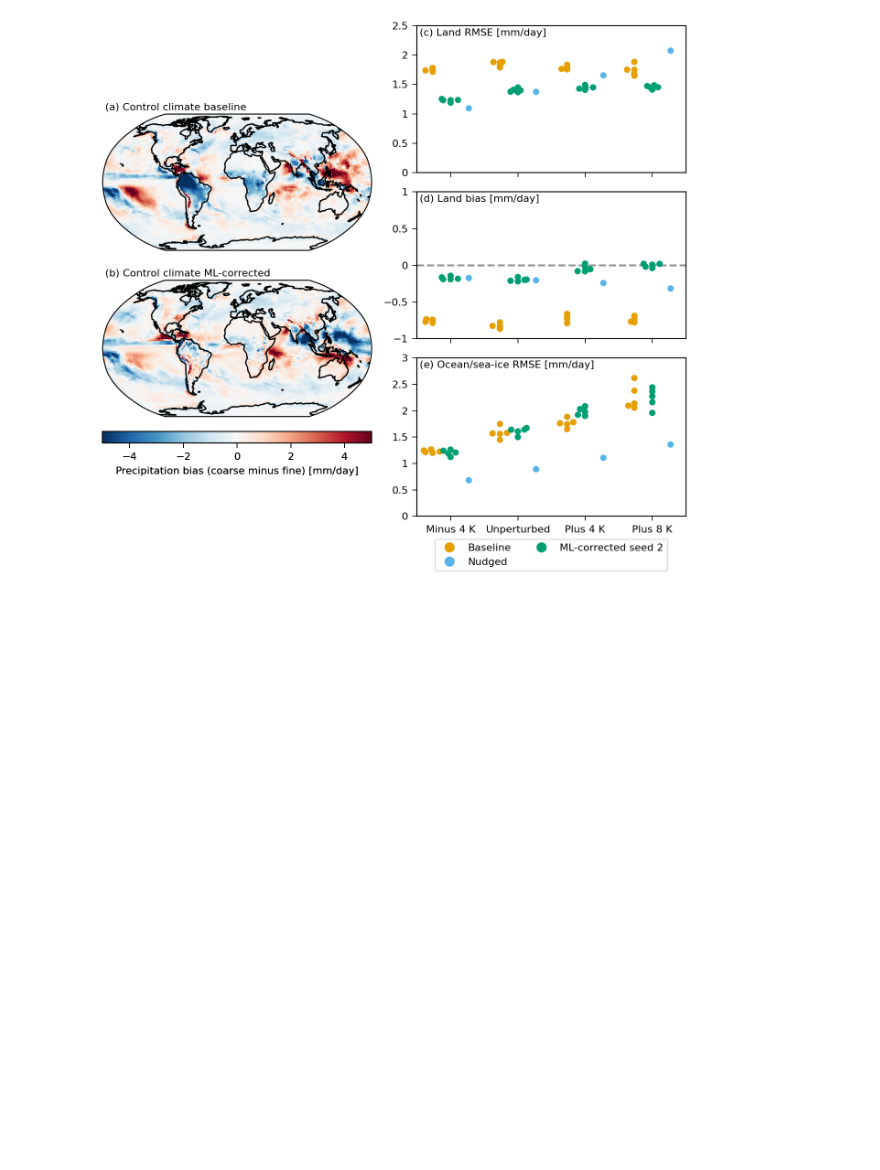
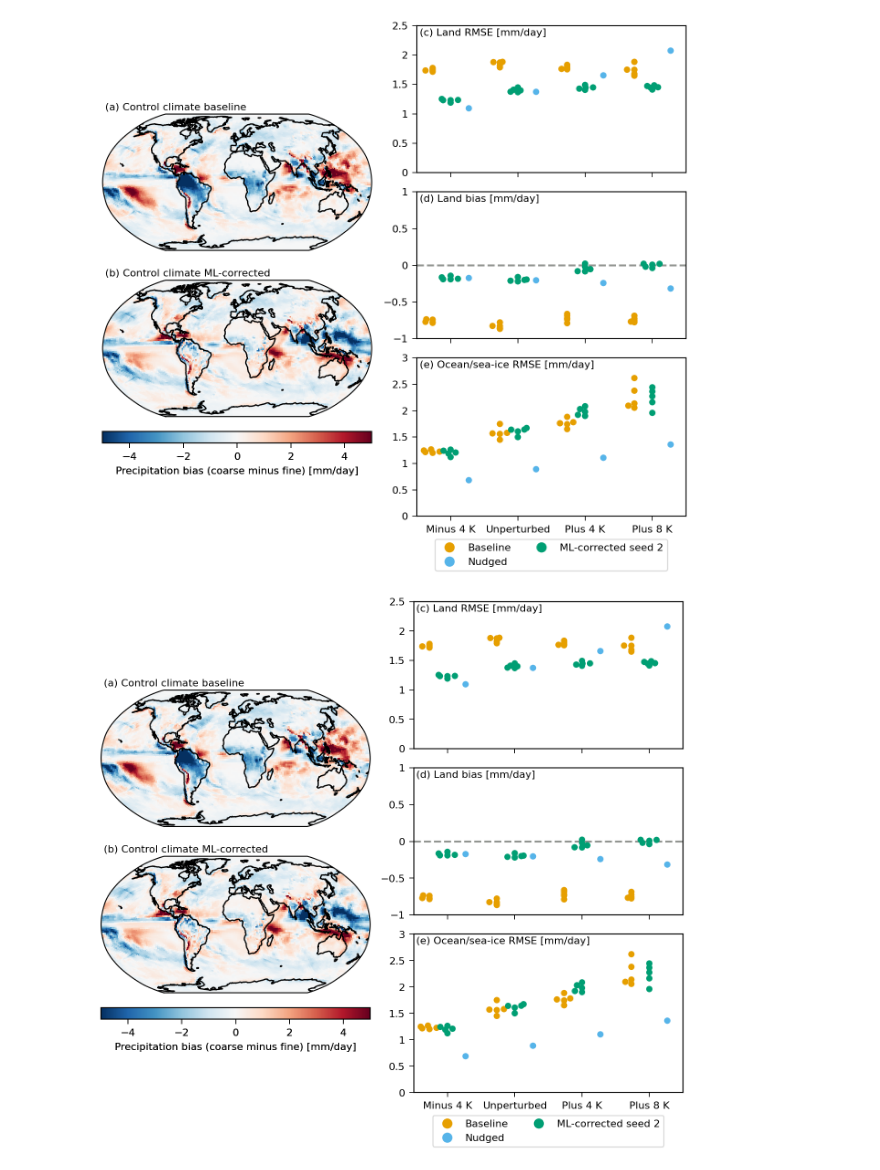
Before and after one commit to ai2cm/nudge-to-fine-25km-manuscript-workflow, a Jupyter notebook: notebooks/figure-08.ipynb, the cells around one changed output. Drawn from its saved outputs; the diff is of its cells as text; code cells hidden in the pictures; blank space fills up the shorter version.

Commit message:
Work in progress
- All post-processing and figures are included now
- All code to produce clipped/tapered ML-corrected runs is included, but
  makefile rules need to be tested

```diff
--- a/notebooks/figure-08.ipynb
+++ b/notebooks/figure-08.ipynb
@@ -109,3 +109,77 @@ fig.savefig("figures/figure-08.pdf")
 # %% [output]
 <matplotlib.colorbar.Colorbar at 0x...>
 [figure]
+# %%
+array = [
+    [0, 2],
+    [1, 2],
+    [1, 4],
+    [3, 4],
+    [3, 5],
+    [0, 5]
+]
+fig, axes = proplot.subplots(
+    array,
+    figwidth=6.5,
+    refaspect=1/0.618,
+    proj=["robin", None, "robin", None, None],
+    sharey="labels"
+)
+
+ax1, ax2, ax3, ax4, ax5 = axes
+
+p = plotting.plot_map(ax1, baseline_bias.sel(climate="Unperturbed"), VARIABLE, -5, 5, discrete=False)
+p = plotting.plot_map(ax3, ml_corrected_bias.sel(climate="Unperturbed"), VARIABLE, -5, 5, discrete=False)
+
+plotting.swarmplot_by_category(
+    ax2,
+    land_rmse,
+    VARIABLE,
+    PALETTE,
+    add_legend=False,
+    dodge=True,
+    x="climate"
+)
+ax2.set_ylim(0, 2.5)
+ax2.set_ylabel("")
+
+plotting.swarmplot_by_category(
+    ax4,
+    land_bias,
+    VARIABLE,
+    PALETTE,
+    add_legend=False,
+    dodge=True,
+    x="climate"
+)
+ax4.set_ylim(-1, 1)
+ax4.set_ylabel("")
+ax4.axhline(0.0, color="gray", ls="--")
+
+plotting.swarmplot_by_category(
+    ax5,
+    ocean_sea_ice_rmse,
+    VARIABLE,
+    PALETTE,
+    add_legend=True,
+    dodge=True,
+    x="climate",
+    legend_kwargs={"loc": "bottom", "ncol": 2}
+)
+ax5.set_ylim(0, 3)
+ax5.set_ylabel("")
+
+for ax in axes:
+    ax.set_xlabel("")
+
+ax1.annotate("(a) Control climate baseline", xy=(0, 1.1), xytext=(2, -2), va='top', xycoords='axes fraction', textcoords='offset points')
+ax3.annotate("(b) Control climate ML-corrected", xy=(0, 1.1), xytext=(2, -2), va='top', xycoords='axes fraction', textcoords='offset points')
+ax2.annotate("(c) Land RMSE [mm/day]", xy=(0, 1), xytext=(2, -2), va='top', xycoords='axes fraction', textcoords='offset points')
+ax4.annotate("(d) Land bias [mm/day]", xy=(0, 1), xytext=(2, -2), va='top', xycoords='axes fraction', textcoords='offset points')
+ax5.annotate("(e) Ocean/sea-ice RMSE [mm/day]", xy=(0, 1), xytext=(2, -2), va='top', xycoords='axes fraction', textcoords='offset points')
+
+ax3.colorbar(p, loc="bottom", width=0.125, label="Precipitation bias (coarse minus fine) [mm/day]")
+fig.savefig("figures/figure-08.png", dpi=200)
+fig.savefig("figures/figure-08.pdf")
+# %% [output]
+[figure, added]
```
Also changed, not shown: 46 other files.
